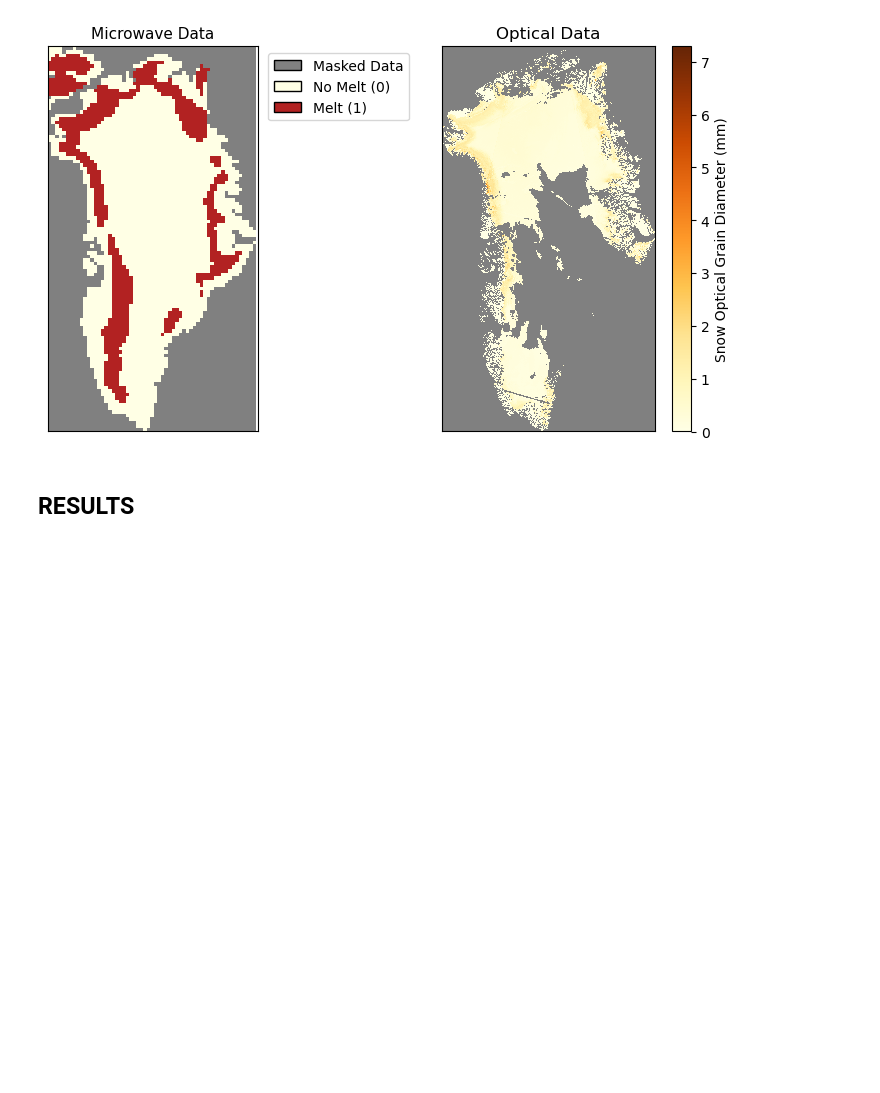
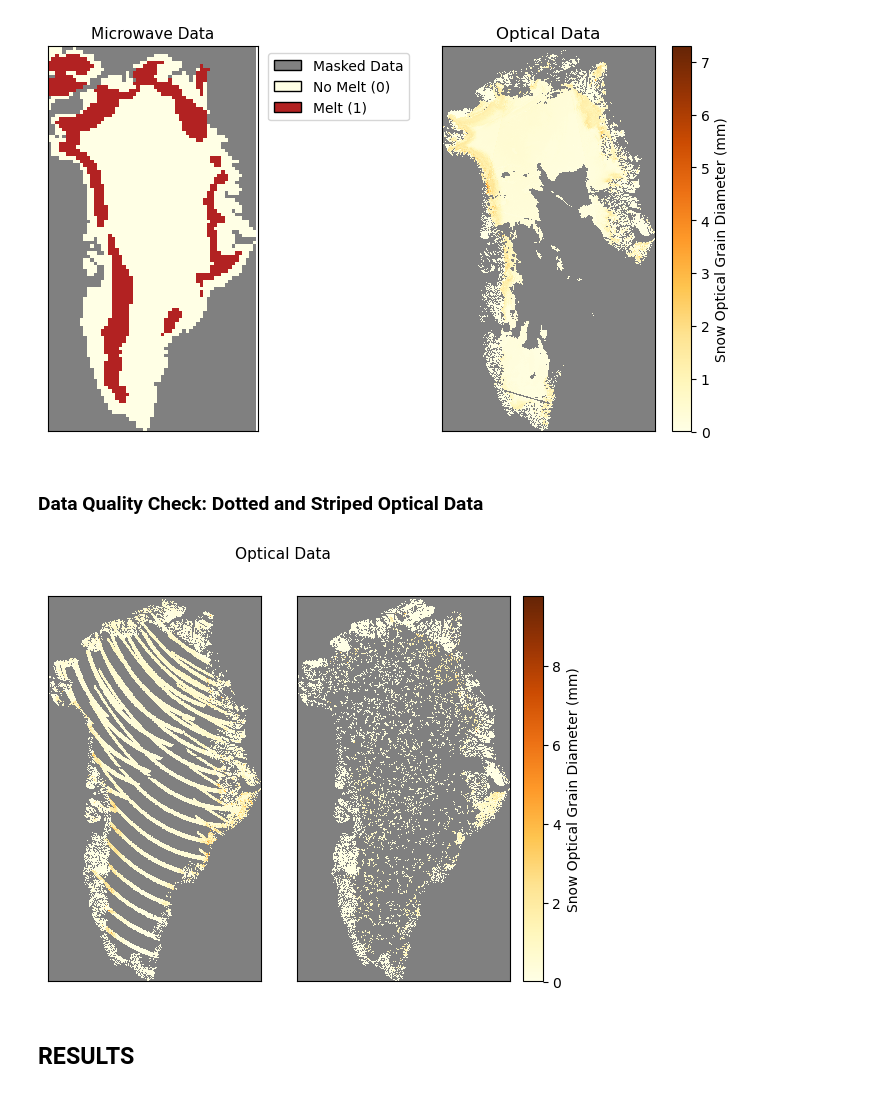
Before and after one commit to linaskerath/RP_Greenland, a Jupyter notebook: Scripts/09_plots.ipynb, the cells around one changed output. Cells and saved outputs as stored; diff of their text form; code cells hidden in the pictures; blank space fills up the shorter version.

```diff
--- a/Scripts/09_plots.ipynb
+++ b/Scripts/09_plots.ipynb
@@ -98,5 +98,49 @@ for idx, ax in enumerate(axs):
 plt.show()
 # %% [output]
 [figure]
+# %% [markdown]
+### Data Quality Check: Dotted and Striped Optical Data
+# %%
+dotted_path = r"../Data/optical-rs/2019-05-25_grain_diameter.tif"
+striped_path = r"../Data/optical-rs/2017-08-01_grain_diameter.tif"
+
+dotted_data = xr.open_dataarray(dotted_path)
+striped_data = xr.open_dataarray(striped_path)
+# %%
+# Create a figure with two subplots
+fig, axs = plt.subplots(nrows=1, ncols=2, sharex=True,  figsize=(7,5))
+
+
+
+dotted_im = dotted_data.plot(ax=axs[0], cmap=cmap, add_colorbar=False)
+axs[0].set_title('')
+
+
+# Plot the continuous data
+striped_im = striped_data.plot(ax=axs[1], cmap=cmap, cbar_kwargs=cbar_kwargs, add_colorbar=True)
+axs[1].set_title('')
+
+# Adjust the aspect ratio of both subplots to be equal
+axs[0].set_aspect('equal')
+axs[1].set_aspect('equal')
+
+# Hide the x-axis and y-axis labels for both subplots
+axs[0].set_xlabel('')
+axs[0].set_ylabel('')
+axs[1].set_xlabel('')
+axs[1].set_ylabel('')
+
+for idx, ax in enumerate(axs):
+    ax.set_aspect("equal")
+    ax.axes.get_xaxis().set_visible(False)
+    ax.axes.get_yaxis().set_visible(False)
+
+
+fig.suptitle('Optical Data', fontsize=11)
+plt.subplots_adjust(wspace=0.03)
+# reduce the space between plots and title without changing the figure size and vertical space
+plt.show()
+# %% [output]
+[figure, added]
 # %% [markdown]
 ## RESULTS
```
Also changed, not shown: parts of 19 cells of this notebook, 3 other files.
